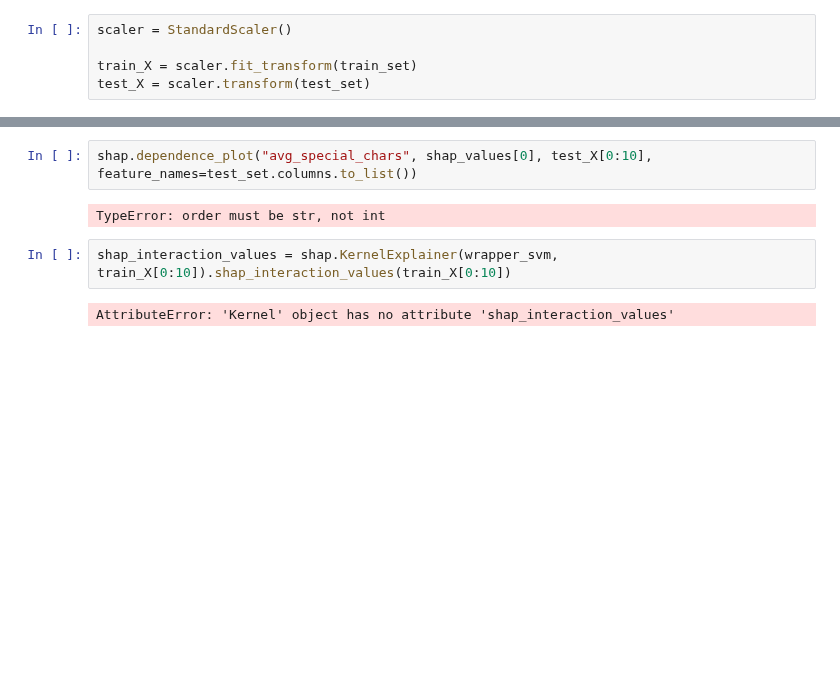
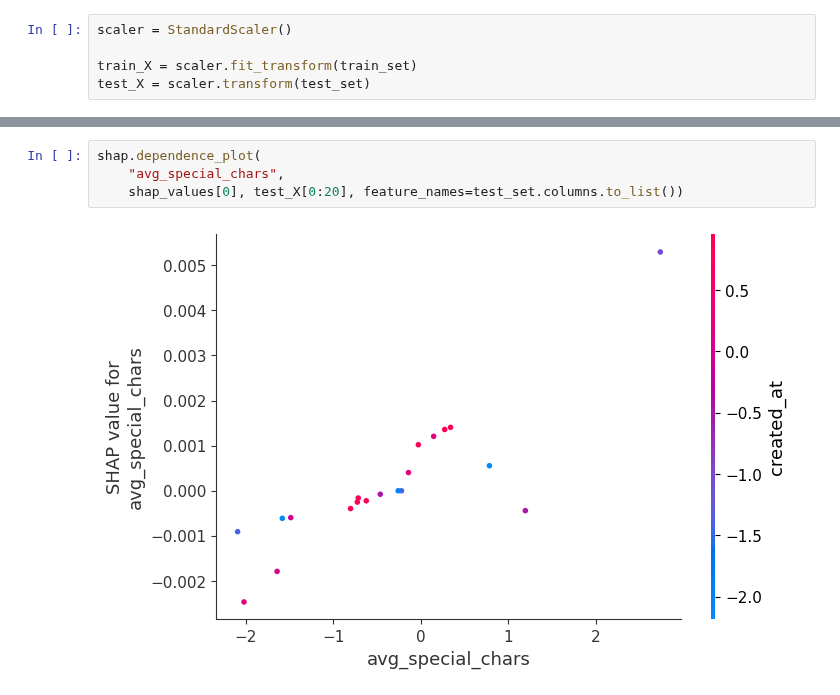
Before and after one commit to Andrew-Wyn/Data_Mining_22_23, a Jupyter notebook: svm_xai.ipynb, the cells around one changed output, grey strips where cells are left out. Cells and saved outputs as stored; diff of their text form; blank space fills up the shorter version.

```diff
--- a/svm_xai.ipynb
+++ b/svm_xai.ipynb
@@ -85,8 +94,6 @@ ValueError: Unable to determine Axes to steal space for Colorbar. Either provide
 # %%
-shap.dependence_plot("avg_special_chars", shap_values[0], test_X[0:10], feature_names=test_set.columns.to_list())
+shap.dependence_plot(
+    "avg_special_chars",
+    shap_values[0], test_X[0:20], feature_names=test_set.columns.to_list())
 # %% [output]
-TypeError: order must be str, not int
+[figure, added]
-# %%
-shap_interaction_values = shap.KernelExplainer(wrapper_svm, train_X[0:10]).shap_interaction_values(train_X[0:10])
-# %% [output]
-AttributeError: 'Kernel' object has no attribute 'shap_interaction_values'
```
Also changed, not shown: parts of 17 cells of this notebook, 2 other files.
